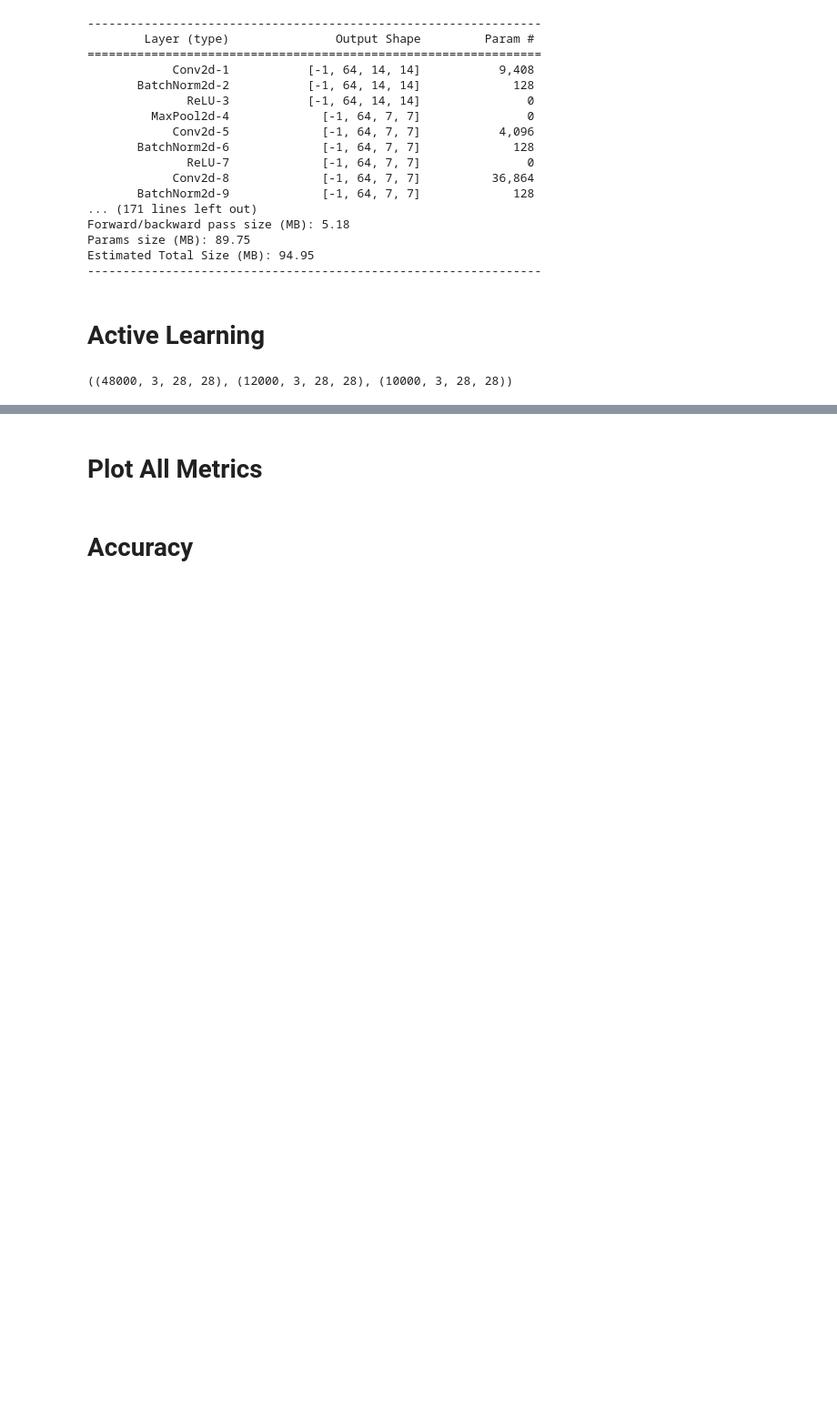
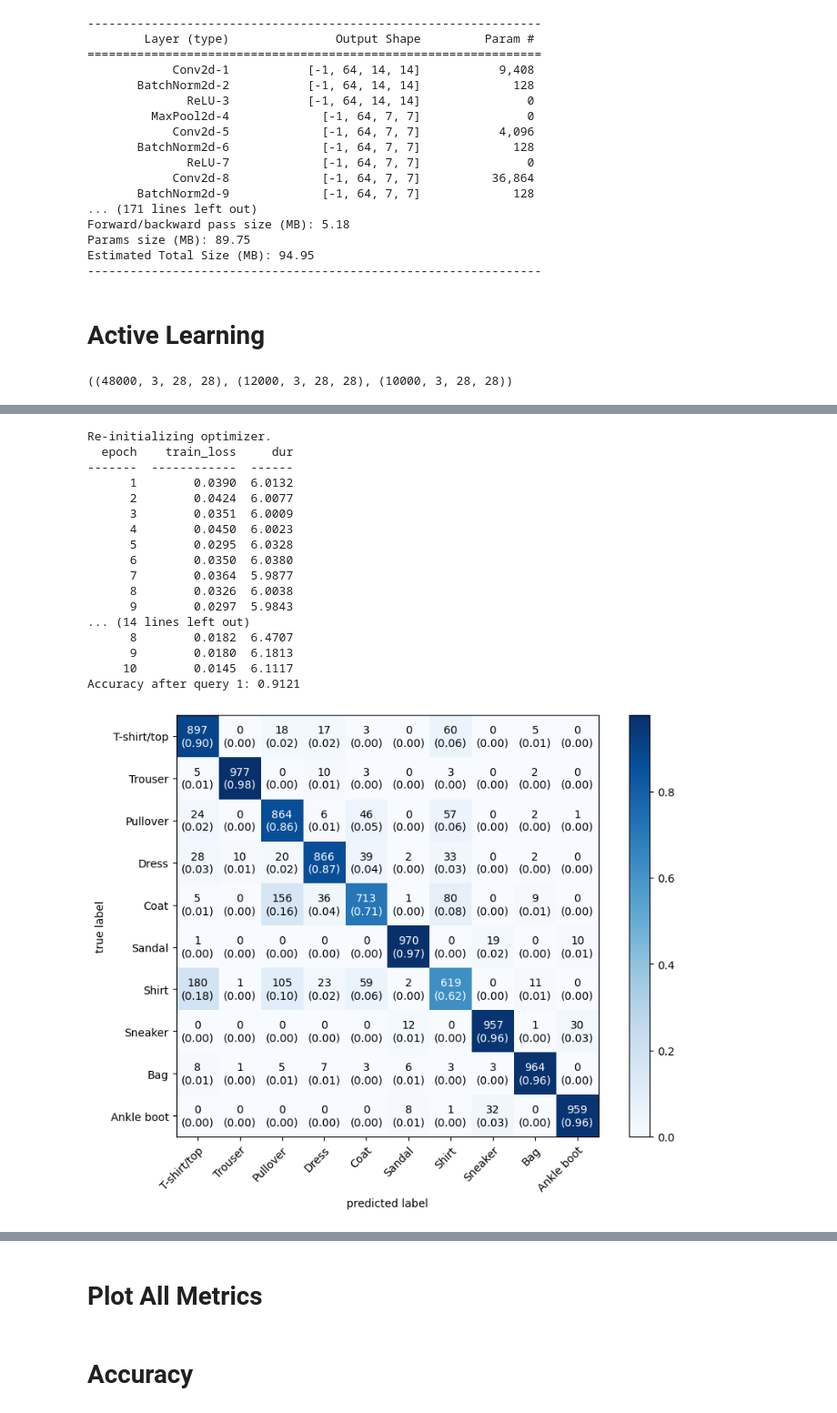
Before and after one commit to MH0386/active_learning_with_deep_learning, a Jupyter notebook: active-learning-with-deep-learning-in-FashionMNIST.ipynb, the cells around one changed output, grey strips where cells are left out. Shown at 91% size. Cells and saved outputs as stored; diff of their text form; code cells hidden in the pictures; blank space fills up the shorter version.

```diff
--- a/active-learning-with-deep-learning-in-FashionMNIST.ipynb
+++ b/active-learning-with-deep-learning-in-FashionMNIST.ipynb
@@ -543,7 +545,9 @@ def eval_model(
     }, torch.argmax(y_pred, dim=1)
 # %%
 # Testing the model
-FashionMNIST_model_results, y_pred = eval_model(model, FashionMNIST_test_data_loader, loss_fn, accuracy_fn)
+FashionMNIST_model_results, y_pred = eval_model(
+    model, FashionMNIST_test_data_loader, loss_fn, accuracy_fn
+)
 # %%
 FashionMNIST_model_results
 # %% [output]
@@ -800,5 +839,38 @@ ValueError: Expected more than 1 value per channel when training, got input size
 # %%
-acc_uncertainty_sampling, precision_result_uncertainty_sampling, recall_result_uncertainty_sampling, f1_result_uncertainty_sampling = active_learning(
-    x_pool, y_pool, x_initial, y_initial, x_test, y_test, "uncertainty_sampling", trained_model, 10, FashionMNIST_class_names
+(
+    acc_uncertainty_sampling,
+    precision_result_uncertainty_sampling,
+    recall_result_uncertainty_sampling,
+    f1_result_uncertainty_sampling,
+) = active_learning(
+    x_pool,
+    y_pool,
+    x_initial,
+    y_initial,
+    x_test,
+    y_test,
+    "uncertainty_sampling",
+    trained_model,
+    10,
+    FashionMNIST_class_names,
 )
+# %% [output]
+Re-initializing optimizer.
+  epoch    train_loss     dur
+-------  ------------  ------
+      1        0.0390  6.0132
+      2        0.0424  6.0077
+      3        0.0351  6.0009
+      4        0.0450  6.0023
+      5        0.0295  6.0328
+      6        0.0350  6.0380
+      7        0.0364  5.9877
+      8        0.0326  6.0038
+      9        0.0297  5.9843
+... (14 lines left out)
+      8        0.0182  6.4707
+      9        0.0180  6.1813
+     10        0.0145  6.1117
+Accuracy after query 1: 0.9121
+[figure, added]
 # %%
```
Also changed, not shown: parts of 28 cells of this notebook, 5 other files.
